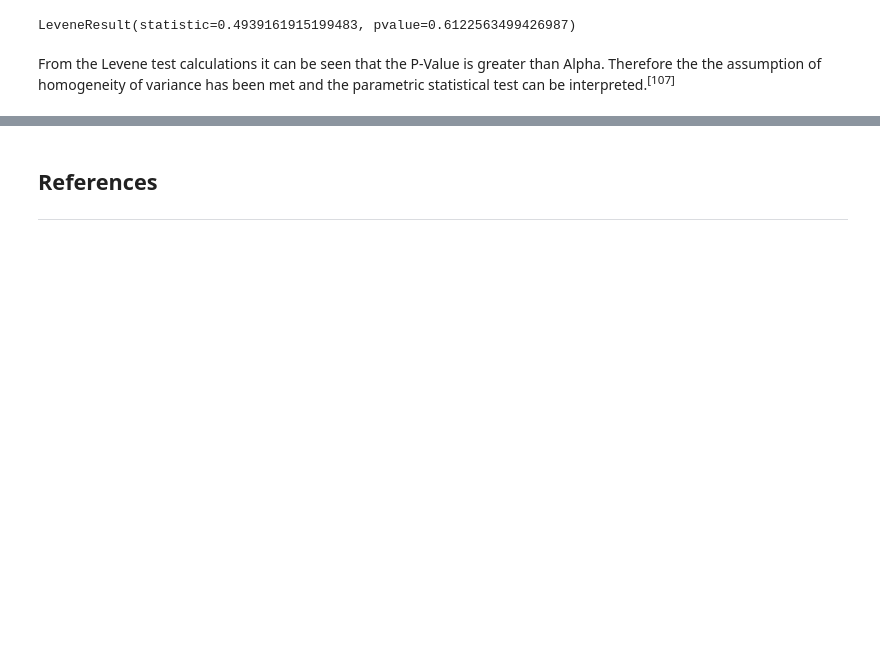
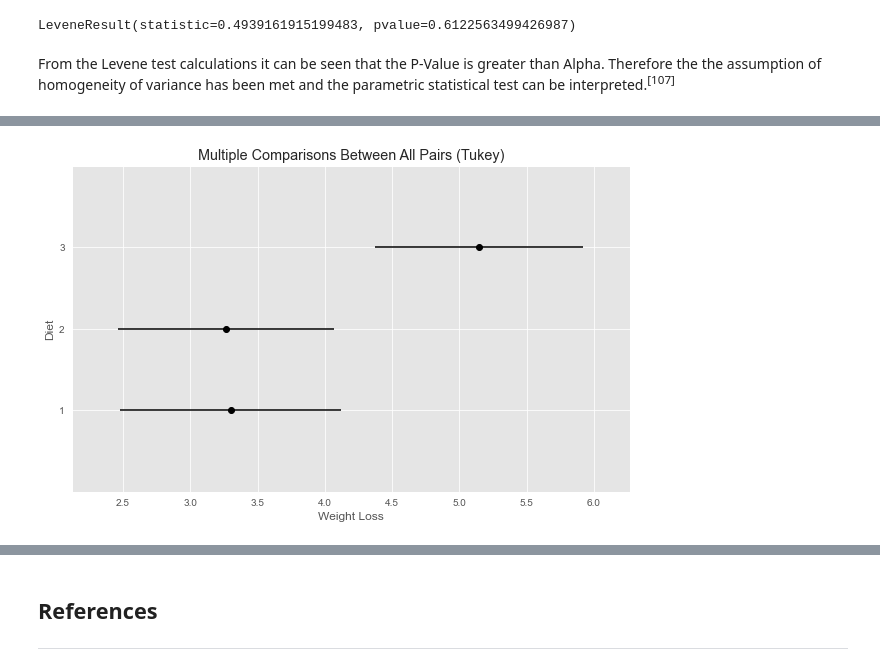
Before and after one commit to JPLee01/Machine_Learning_and_Statistics, a Jupyter notebook: scipy-stats.ipynb, the cells around one changed output, grey strips where cells are left out. Drawn from its saved outputs; the diff is of its cells as text; code cells hidden in the pictures; blank space fills up the shorter version.

Commit message:
Update readme and addition of Post Hoc Test info to scipy-stats.

```diff
--- a/scipy-stats.ipynb
+++ b/scipy-stats.ipynb
@@ -645,0 +625,13 @@ Name: Weight Loss, dtype: float64
+# %%
+#Calculate Tukey's Honest Significant Difference of the Dataframe
+#Import the necessary files
+import statsmodels.stats.multicomp as mc
+
+#Construct the Tukey's Honest Significant Difference
+tukey = mc.MultiComparison(diet_df["Weight Loss"], diet_df["Diet"])
+
+#Calculate Tukey's Honest Significant Difference
+tukey_result = tukey.tukeyhsd()
+
+#Print the summary results
+tukey_result.summary()
@@ -645,0 +651,5 @@ Name: Weight Loss, dtype: float64
+# %%
+tukey_result.plot_simultaneous(ylabel= "Diet", xlabel= "Weight Loss")
+plt.show()
+# %% [output]
+[figure, added]
```
Also changed, not shown: parts of 16 cells of this notebook, 1 other file.
